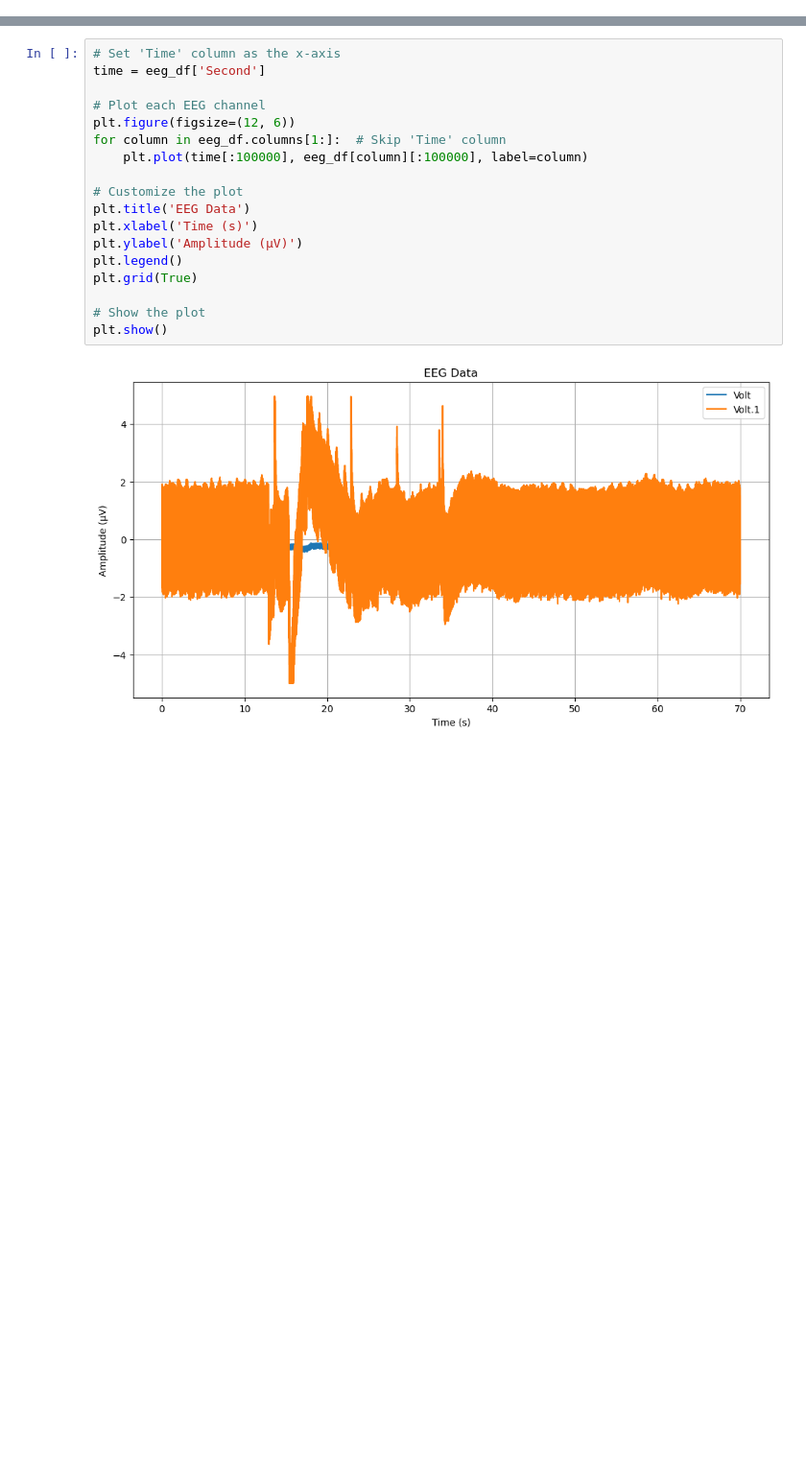
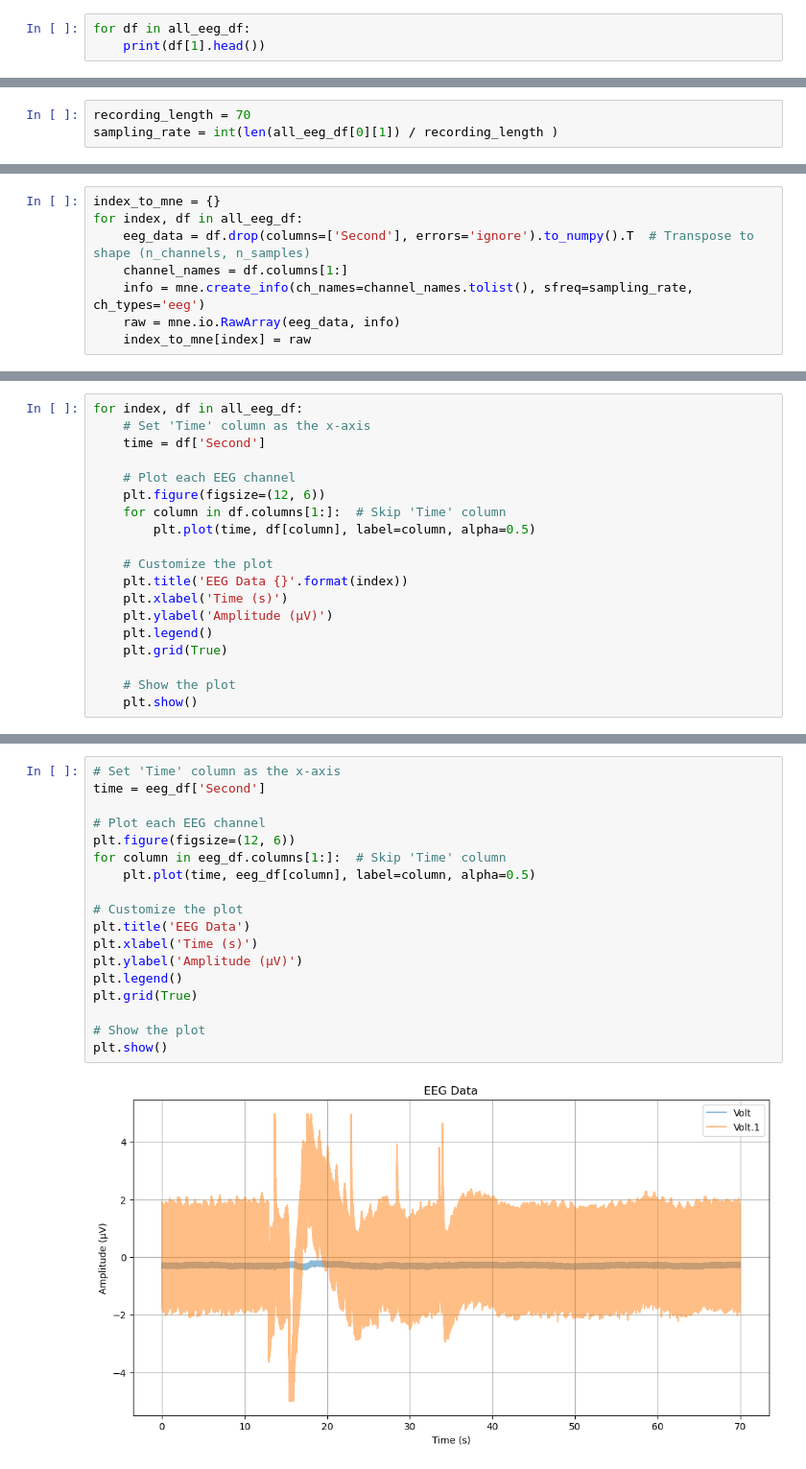
Before and after one commit to ryoiwata/NIT_Lab, a Jupyter notebook: results/2025_01_23_artifact_eda/eeg_eda.ipynb, the cells around one changed output, grey strips where cells are left out. Shown at 96% size. Saved outputs shown, nothing was run; the diff lists cells and outputs as text; blank space fills up the shorter version.

Commit message:
nb: reading data in mne

```diff
--- a/results/2025_01_23_artifact_eda/eeg_eda.ipynb
+++ b/results/2025_01_23_artifact_eda/eeg_eda.ipynb
@@ -22,0 +27,3 @@ eeg_df = pd.read_csv("./data/0114ssEEG/SDS00004.csv", header=11)
+# %%
+for df in all_eeg_df:
+    print(df[1].head())
@@ -22,0 +48,3 @@ eeg_df = pd.read_csv("./data/0114ssEEG/SDS00004.csv", header=11)
+# %%
+recording_length = 70
+sampling_rate = int(len(all_eeg_df[0][1]) / recording_length )
@@ -22,0 +57,8 @@ eeg_df = pd.read_csv("./data/0114ssEEG/SDS00004.csv", header=11)
+# %%
+index_to_mne = {}
+for index, df in all_eeg_df:
+    eeg_data = df.drop(columns=['Second'], errors='ignore').to_numpy().T  # Transpose to shape (n_channels, n_samples)
+    channel_names = df.columns[1:]
+    info = mne.create_info(ch_names=channel_names.tolist(), sfreq=sampling_rate, ch_types='eeg')
+    raw = mne.io.RawArray(eeg_data, info)
+    index_to_mne[index] = raw
@@ -22,0 +132,19 @@ eeg_df = pd.read_csv("./data/0114ssEEG/SDS00004.csv", header=11)
+# %%
+for index, df in all_eeg_df:
+    # Set 'Time' column as the x-axis
+    time = df['Second']
+
+    # Plot each EEG channel
+    plt.figure(figsize=(12, 6))
+    for column in df.columns[1:]:  # Skip 'Time' column
+        plt.plot(time, df[column], label=column, alpha=0.5)
+
+    # Customize the plot
+    plt.title('EEG Data {}'.format(index))
+    plt.xlabel('Time (s)')
+    plt.ylabel('Amplitude (µV)')
+    plt.legend()
+    plt.grid(True)
+
+    # Show the plot
+    plt.show()
@@ -23,23 +165,23 @@ eeg_df = pd.read_csv("./data/0114ssEEG/SDS00004.csv", header=11)
 # %%
 # Set 'Time' column as the x-axis
 time = eeg_df['Second']
 
 # Plot each EEG channel
 plt.figure(figsize=(12, 6))
 for column in eeg_df.columns[1:]:  # Skip 'Time' column
-    plt.plot(time[:100000], eeg_df[column][:100000], label=column)
+    plt.plot(time, eeg_df[column], label=column, alpha=0.5)
 
 # Customize the plot
 plt.title('EEG Data')
 plt.xlabel('Time (s)')
 plt.ylabel('Amplitude (µV)')
 plt.legend()
 plt.grid(True)
 
 # Show the plot
 plt.show()
 # %% [output]
-[figure, old version]
+[figure, new version]
 # %%
 plt.plot(time, eeg_df[column], label=column)
 # %% [output]
```
Also changed, not shown: parts of 14 cells of this notebook.
